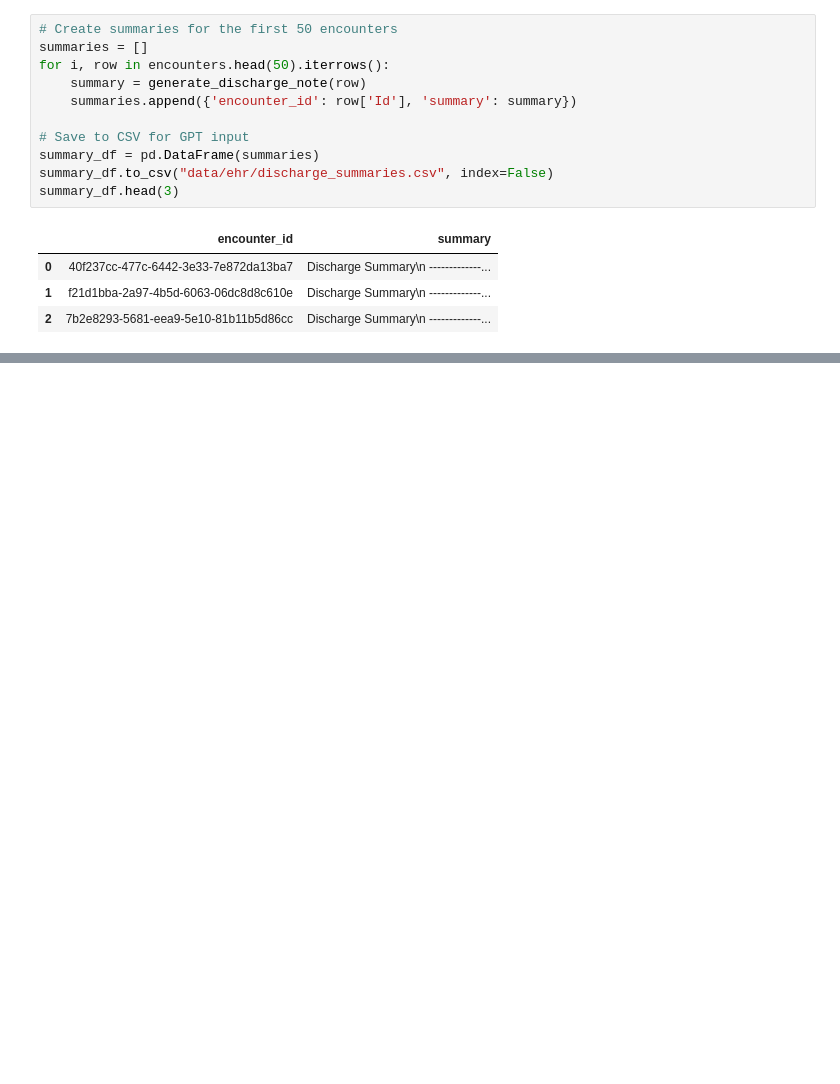
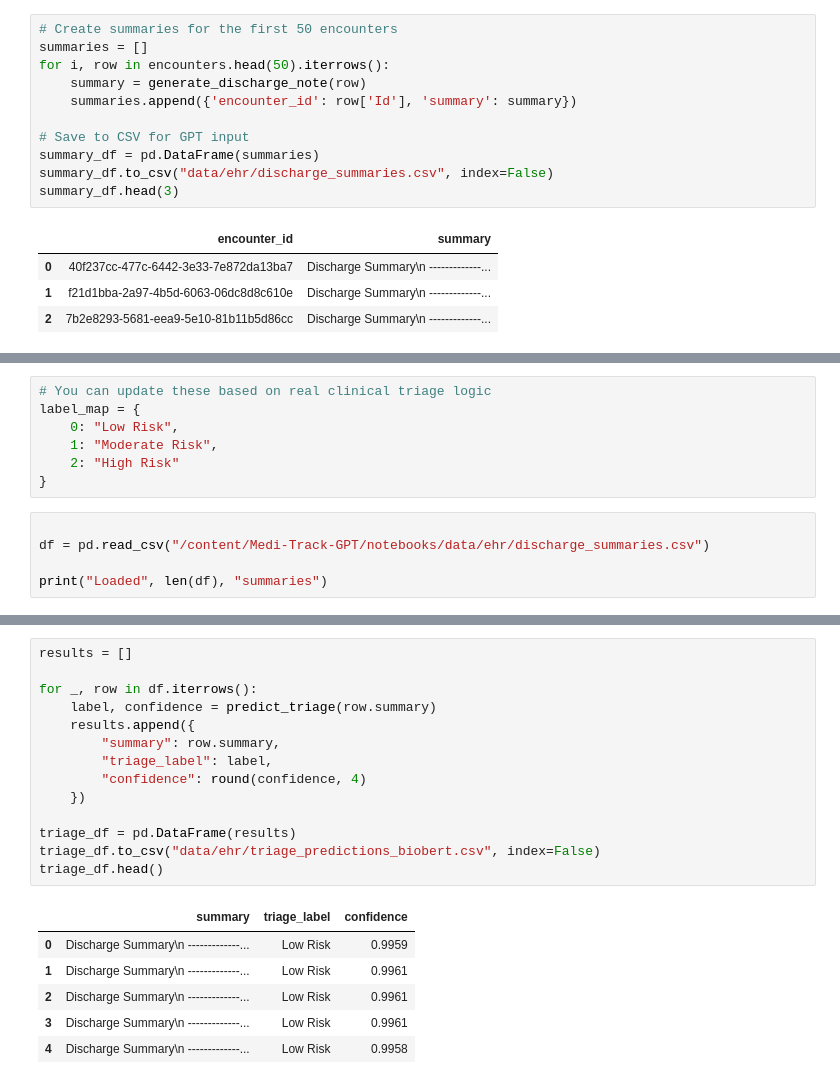
Before and after one commit to Darshan-Deepak/Medi-Track-GPT, a Jupyter notebook: notebooks/discharge_summary_generator.ipynb, the cells around one changed output, grey strips where cells are left out. Cells and saved outputs as stored; diff of their text form; blank space fills up the shorter version.

```diff
--- a/notebooks/discharge_summary_generator.ipynb
+++ b/notebooks/discharge_summary_generator.ipynb
@@ -76,0 +169,12 @@ summary_df.head(3)
+# %%
+# You can update these based on real clinical triage logic
+label_map = {
+    0: "Low Risk",
+    1: "Moderate Risk",
+    2: "High Risk"
+}
+# %%
+
+df = pd.read_csv("/content/Medi-Track-GPT/notebooks/data/ehr/discharge_summaries.csv")
+
+print("Loaded", len(df), "summaries")
@@ -76,0 +191,21 @@ summary_df.head(3)
+# %%
+results = []
+
+for _, row in df.iterrows():
+    label, confidence = predict_triage(row.summary)
+    results.append({
+        "summary": row.summary,
+        "triage_label": label,
+        "confidence": round(confidence, 4)
+    })
+
+triage_df = pd.DataFrame(results)
+triage_df.to_csv("data/ehr/triage_predictions_biobert.csv", index=False)
+triage_df.head()
+# %% [output]
+|  | summary | triage_label | confidence |
+| 0 | Discharge Summary\n -------------... | Low Risk | 0.9959 |
+| 1 | Discharge Summary\n -------------... | Low Risk | 0.9961 |
+| 2 | Discharge Summary\n -------------... | Low Risk | 0.9961 |
+| 3 | Discharge Summary\n -------------... | Low Risk | 0.9961 |
+| 4 | Discharge Summary\n -------------... | Low Risk | 0.9958 |
```
Also changed, not shown: parts of 27 cells of this notebook.
